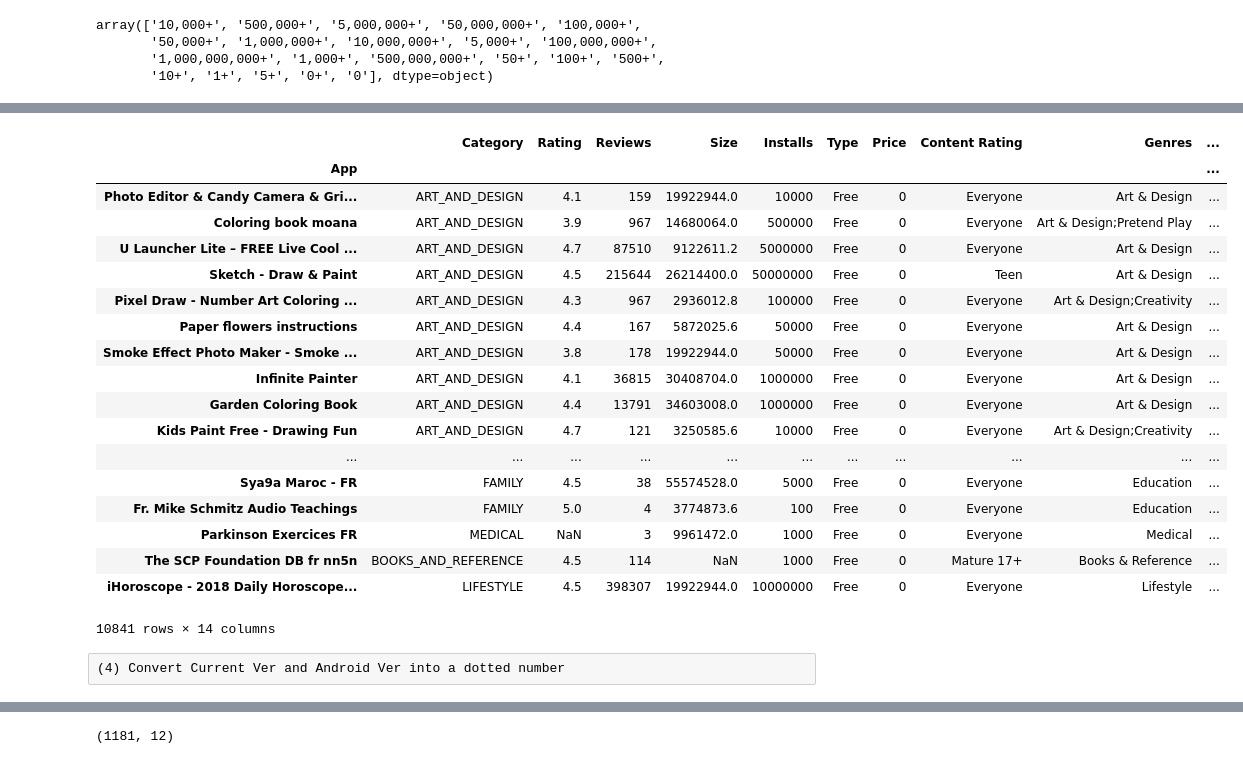
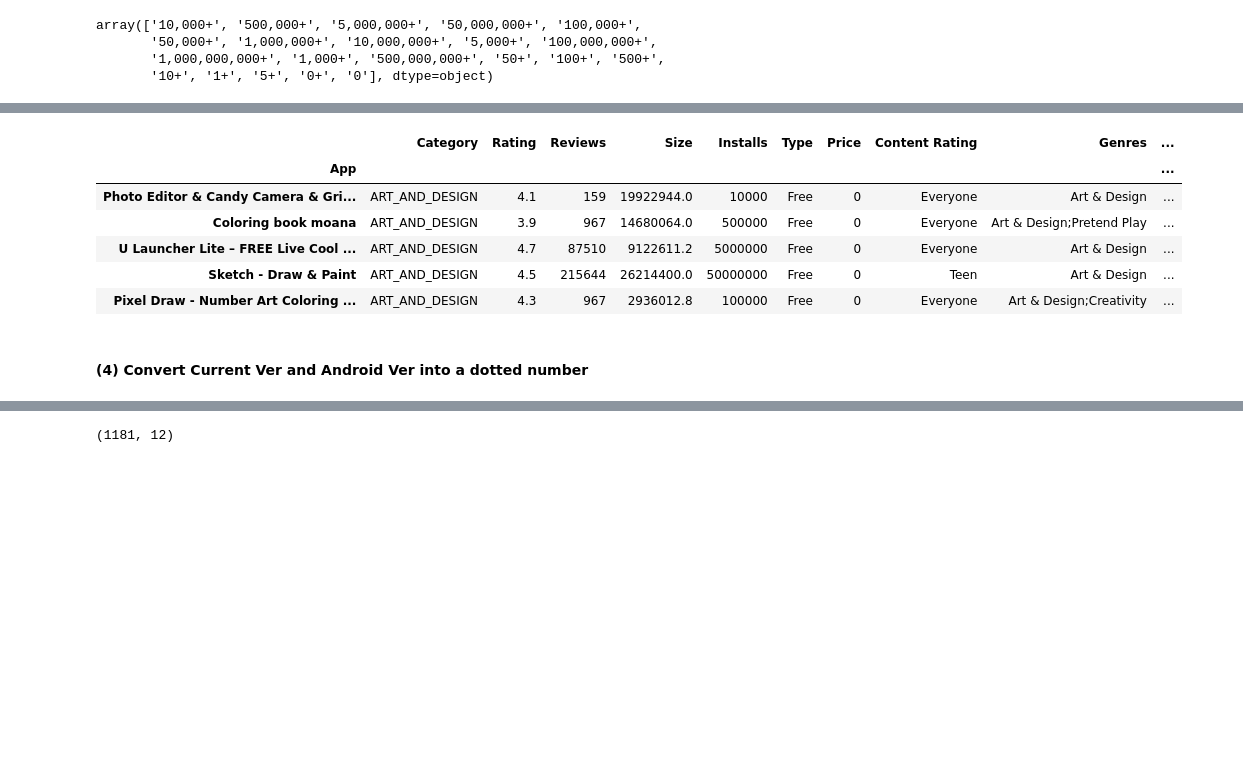
Before and after one commit to samulic/fcs, a Jupyter notebook: project.ipynb, the cells around one changed output, grey strips where cells are left out. Cells and saved outputs as stored; diff of their text form; code cells hidden in the pictures; blank space fills up the shorter version.

```diff
--- a/project.ipynb
+++ b/project.ipynb
@@ -38,5 +39,5 @@ Settiamo la loro size a "-1"
 # %%
-gps.loc[gps['Size'].str.contains("\+|Varies with device"), "Size"] = "-1"
+gps.loc[gps['Size'].str.contains("Varies with device"), "Size"] = '-1'
 # %%
 sz = pd.DataFrame(gps.Size.str.split('.').tolist())
 print(sz.shape) # no more than two columns --> no more than two dots
@@ -163,29 +141,17 @@ df1
 df1["Ver"] = df1["Current Ver"].str.extract('(\d+(\.\d+)*)')[0]
 df1["Ver_compatib"] = df1["Android Ver"].str.extract('(\d+(\.\d+)*)')[0]
 # %%
-df1
+df1.head(5)
 # %% [output]
 |  | Category | Rating | Reviews | Size | Installs | Type | Price | Content Rating | Genres | ... |
 | App |  |  |  |  |  |  |  |  |  | ... |
 | Photo Editor & Candy Camera & Gri... | ART_AND_DESIGN | 4.1 | 159 | 19922944.0 | 10000 | Free | 0 | Everyone | Art & Design | ... |
 | Coloring book moana | ART_AND_DESIGN | 3.9 | 967 | 14680064.0 | 500000 | Free | 0 | Everyone | Art & Design;Pretend Play | ... |
 | U Launcher Lite – FREE Live Cool ... | ART_AND_DESIGN | 4.7 | 87510 | 9122611.2 | 5000000 | Free | 0 | Everyone | Art & Design | ... |
 | Sketch - Draw & Paint | ART_AND_DESIGN | 4.5 | 215644 | 26214400.0 | 50000000 | Free | 0 | Teen | Art & Design | ... |
 | Pixel Draw - Number Art Coloring ... | ART_AND_DESIGN | 4.3 | 967 | 2936012.8 | 100000 | Free | 0 | Everyone | Art & Design;Creativity | ... |
-| Paper flowers instructions | ART_AND_DESIGN | 4.4 | 167 | 5872025.6 | 50000 | Free | 0 | Everyone | Art & Design | ... |
-| Smoke Effect Photo Maker - Smoke ... | ART_AND_DESIGN | 3.8 | 178 | 19922944.0 | 50000 | Free | 0 | Everyone | Art & Design | ... |
-| Infinite Painter | ART_AND_DESIGN | 4.1 | 36815 | 30408704.0 | 1000000 | Free | 0 | Everyone | Art & Design | ... |
-| Garden Coloring Book | ART_AND_DESIGN | 4.4 | 13791 | 34603008.0 | 1000000 | Free | 0 | Everyone | Art & Design | ... |
-| Kids Paint Free - Drawing Fun | ART_AND_DESIGN | 4.7 | 121 | 3250585.6 | 10000 | Free | 0 | Everyone | Art & Design;Creativity | ... |
-| ... | ... | ... | ... | ... | ... | ... | ... | ... | ... | ... |
-| Sya9a Maroc - FR | FAMILY | 4.5 | 38 | 55574528.0 | 5000 | Free | 0 | Everyone | Education | ... |
-| Fr. Mike Schmitz Audio Teachings | FAMILY | 5.0 | 4 | 3774873.6 | 100 | Free | 0 | Everyone | Education | ... |
-| Parkinson Exercices FR | MEDICAL | NaN | 3 | 9961472.0 | 1000 | Free | 0 | Everyone | Medical | ... |
-| The SCP Foundation DB fr nn5n | BOOKS_AND_REFERENCE | 4.5 | 114 | NaN | 1000 | Free | 0 | Mature 17+ | Books & Reference | ... |
-| iHoroscope - 2018 Daily Horoscope... | LIFESTYLE | 4.5 | 398307 | 19922944.0 | 10000000 | Free | 0 | Everyone | Lifestyle | ... |
-10841 rows × 14 columns
-# %% [raw]
-(4) Convert Current Ver and Android Ver into a dotted number
+# %% [markdown]
+#### (4) Convert Current Ver and Android Ver into a dotted number
 # %%
 df1["Current Ver"] = df1.Ver
 df1["Android Ver"] = df1.Ver_compatib
```
Also changed, not shown: parts of 46 cells of this notebook, 1 other file.
